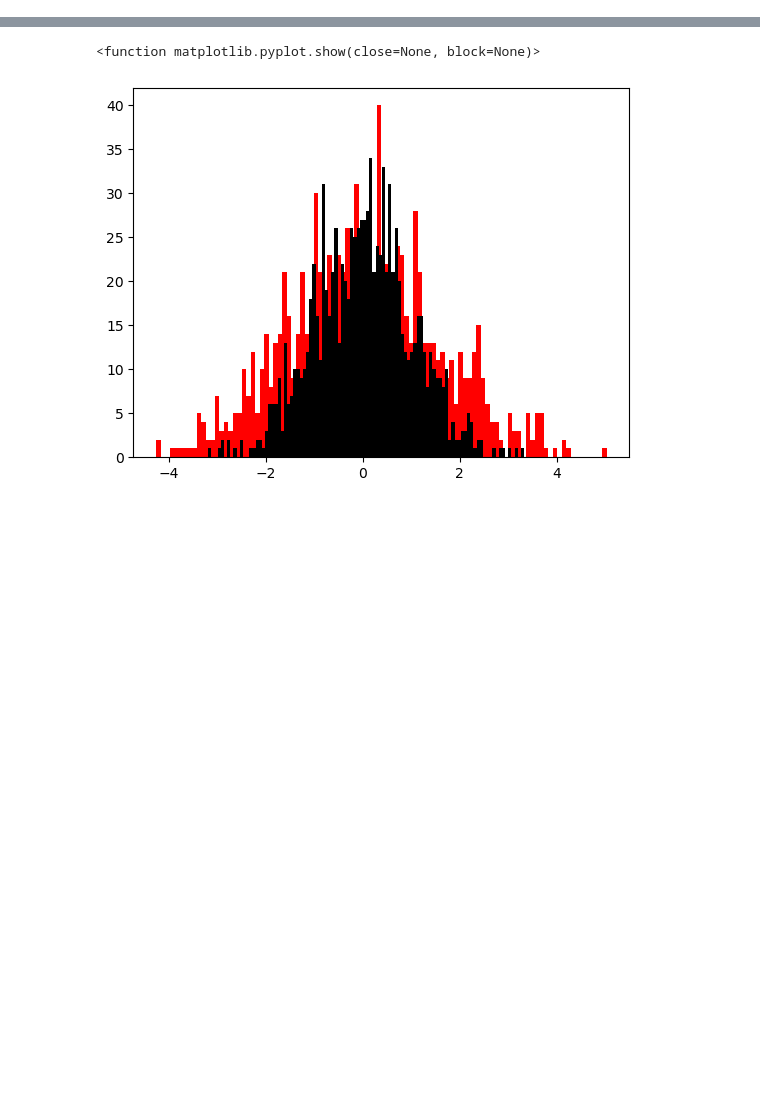
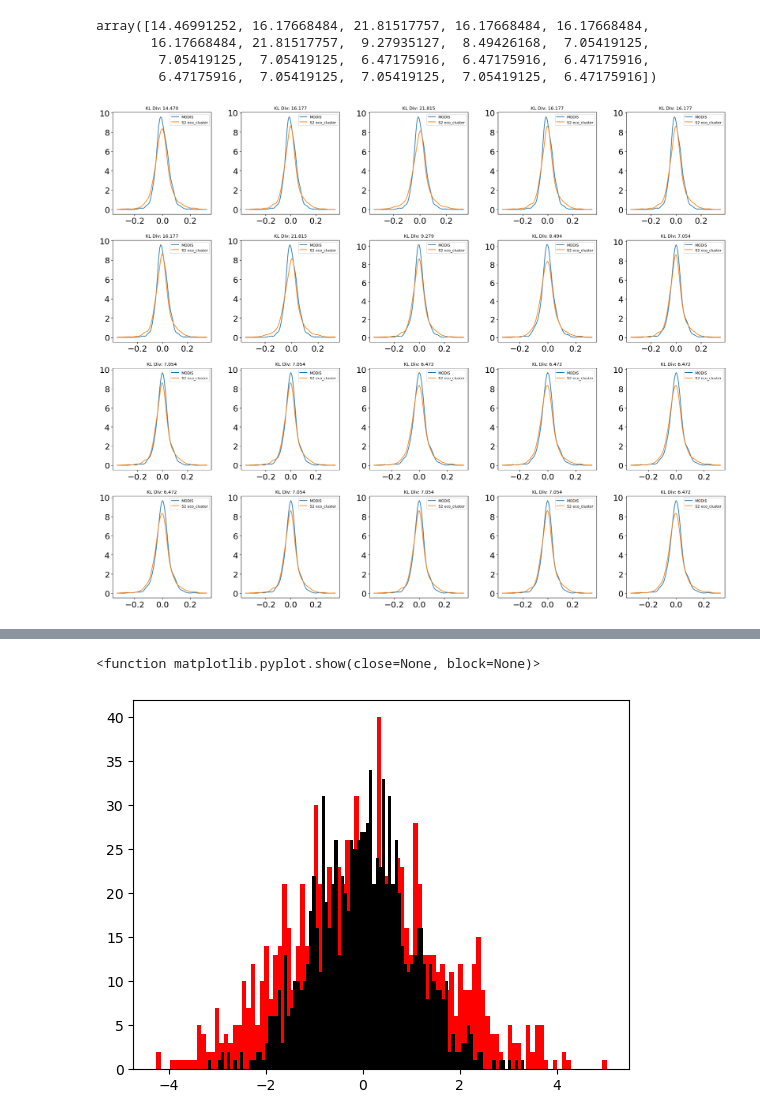
Before and after one commit to Clair3/RegionalExtremes, a Jupyter notebook: distance_metric.ipynb, the cells around one changed output, grey strips where cells are left out. Saved outputs shown, nothing was run; the diff lists cells and outputs as text; code cells hidden in the pictures; blank space fills up the shorter version.

```diff
--- a/distance_metric.ipynb
+++ b/distance_metric.ipynb
@@ -3,0 +41,20 @@ from scipy.stats import norm, entropy, wasserstein_distance
+# %%
+path_clsrs = "/Net/Groups/BGI/scratch/crobin/PythonProjects/ExtremesProject/experiments/2025-04-14_12:48:54_full_fluxnet_therightone_highveg/EVI_EN/eco_clusters.zarr"
+ds = xr.open_zarr(path_clsrs)
+eco_cluster_training = cfxr.decode_compress_to_multi_index(ds, "location").eco_clusters
+
+path_clsrs = "/Net/Groups/BGI/scratch/crobin/PythonProjects/ExtremesProject/experiments/2025-04-14_12:48:54_full_fluxnet_therightone_highveg/EVI_EN/deseasonalized.zarr"
+ds = xr.open_zarr(path_clsrs)
+deseasonalized_training = cfxr.decode_compress_to_multi_index(ds, "location").deseasonalized
+
+# Plot all the location in the same eco_cluster
+# Compare the entire dataset to find matching locations
+single_eco_cluster = eco_cluster.isel(location=20)
+eco_cluster_value = (single_eco_cluster.sel(component=0).values.item(), single_eco_cluster.sel(component=1).values.item(), single_eco_cluster.sel(component=2).values.item())
+matching_mask = (eco_cluster_training.sel(component=0).values == eco_cluster_value[0]) & \
+                (eco_cluster_training.sel(component=1).values == eco_cluster_value[1]) & \
+                (eco_cluster_training.sel(component=2).values == eco_cluster_value[2])
+
+# Extract the locations where all components match
+single_cluster = eco_cluster_training[matching_mask]
+data_cluster = deseasonalized_training.sel(location=single_cluster.location)
@@ -3,0 +374,37 @@ from scipy.stats import norm, entropy, wasserstein_distance
+# %%
+results_xr.values
+# %% [output]
+array([14.46991252, 16.17668484, 21.81517757, 16.17668484, 16.17668484,
+       16.17668484, 21.81517757,  9.27935127,  8.49426168,  7.05419125,
+        7.05419125,  7.05419125,  6.47175916,  6.47175916,  6.47175916,
+        6.47175916,  7.05419125,  7.05419125,  7.05419125,  6.47175916])
+# %%
+import numpy as np
+import matplotlib.pyplot as plt
+
+fig, axes = plt.subplots(4, 5, figsize=(20, 16))  # 4 rows, 5 columns
+axes = axes.flatten()  # Flatten to make indexing easier
+
+for location in range(20):
+    group_label = eco_cluster_test_labels.isel(location=location).values.item()
+    s2_data = eco_clusters_distribution[group_label]
+    test_data = deseasonalized_modis.isel(location=location).values
+
+    ref_kde = reference_kdes[group_label]
+    test_data = test_data[np.isfinite(test_data)]
+    test_kde = kdes_modis[np.round(np.nanmean(test_data), 10)]
+
+    min_val, max_val = min(np.min(test_data), np.nanmin(s2_data)), max(np.max(test_data), np.nanmax(s2_data))
+    grid = np.linspace(min_val, max_val, 100)
+
+    ax = axes[location]
+    ax.plot(grid, test_kde(grid), label="MODIS")
+    ax.plot(grid, ref_kde(grid), label="S2 eco_cluster")
+
+    ax.set_title(f"KL Div: {results_xr.values[location]:.3f}", fontsize=10)
+    ax.legend(fontsize=8)
+
+plt.tight_layout()
+plt.show()
+# %% [output]
+[figure, added]
```
Also changed, not shown: parts of 50 cells of this notebook, 4 other files.
